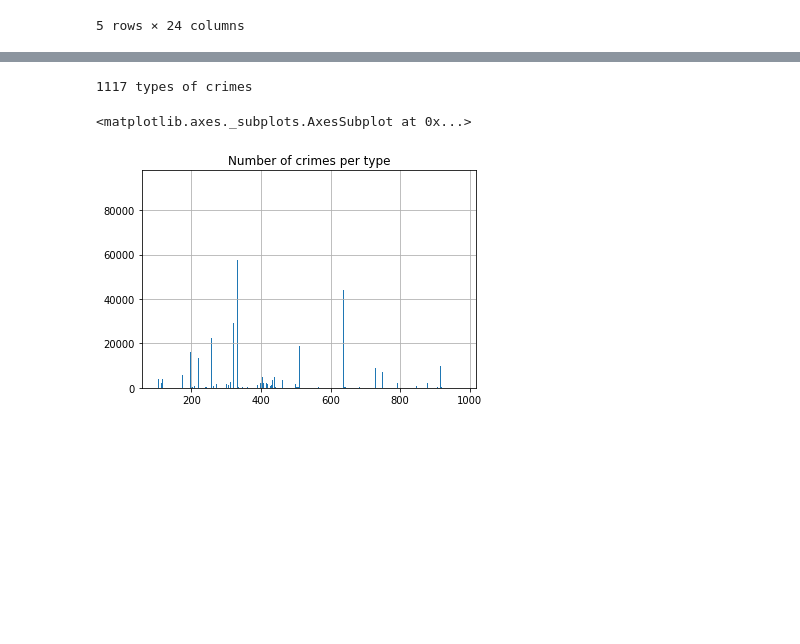
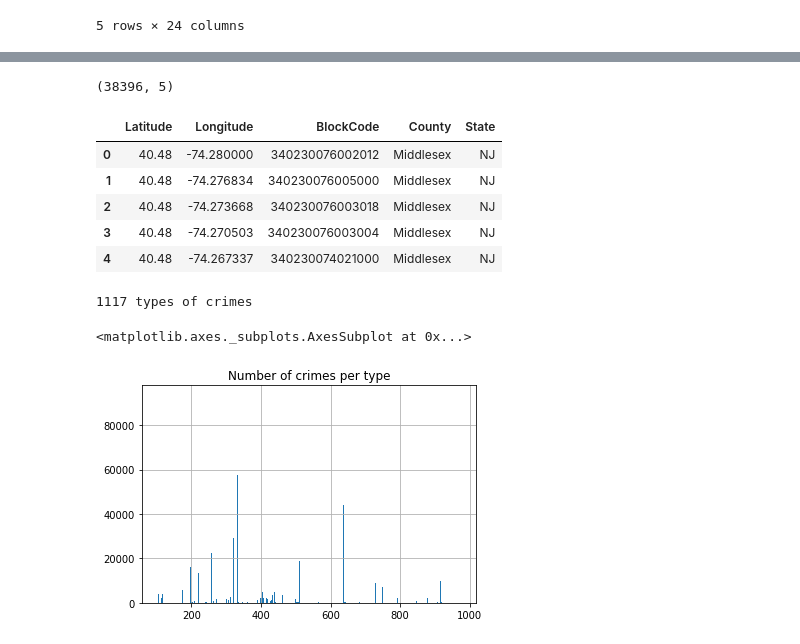
Before and after one commit to aurianeb/predict_crimeNYC, a Jupyter notebook: Data Exploration.ipynb, the cells around one changed output, grey strips where cells are left out. Saved outputs shown, nothing was run; the diff lists cells and outputs as text; code cells hidden in the pictures; blank space fills up the shorter version.

```diff
--- a/Data Exploration.ipynb
+++ b/Data Exploration.ipynb
@@ -40,3 +38,14 @@ census.head()
+# %%
+print(census_loc.shape)
+census_loc.head()
+# %% [output]
+(38396, 5)
+|  | Latitude | Longitude | BlockCode | County | State |
+| 0 | 40.48 | -74.280000 | 340230076002012 | Middlesex | NJ |
+| 1 | 40.48 | -74.276834 | 340230076005000 | Middlesex | NJ |
+| 2 | 40.48 | -74.273668 | 340230076003018 | Middlesex | NJ |
+| 3 | 40.48 | -74.270503 | 340230076003004 | Middlesex | NJ |
+| 4 | 40.48 | -74.267337 | 340230074021000 | Middlesex | NJ |
 # %%
 crimes[['PD_CD', 'PD_DESC']] # Crime type + description of type of offens
 print("{} types of crimes".format(len(set(crimes['PD_CD']))))
```
Also changed, not shown: parts of 17 cells of this notebook, 1 other file.
